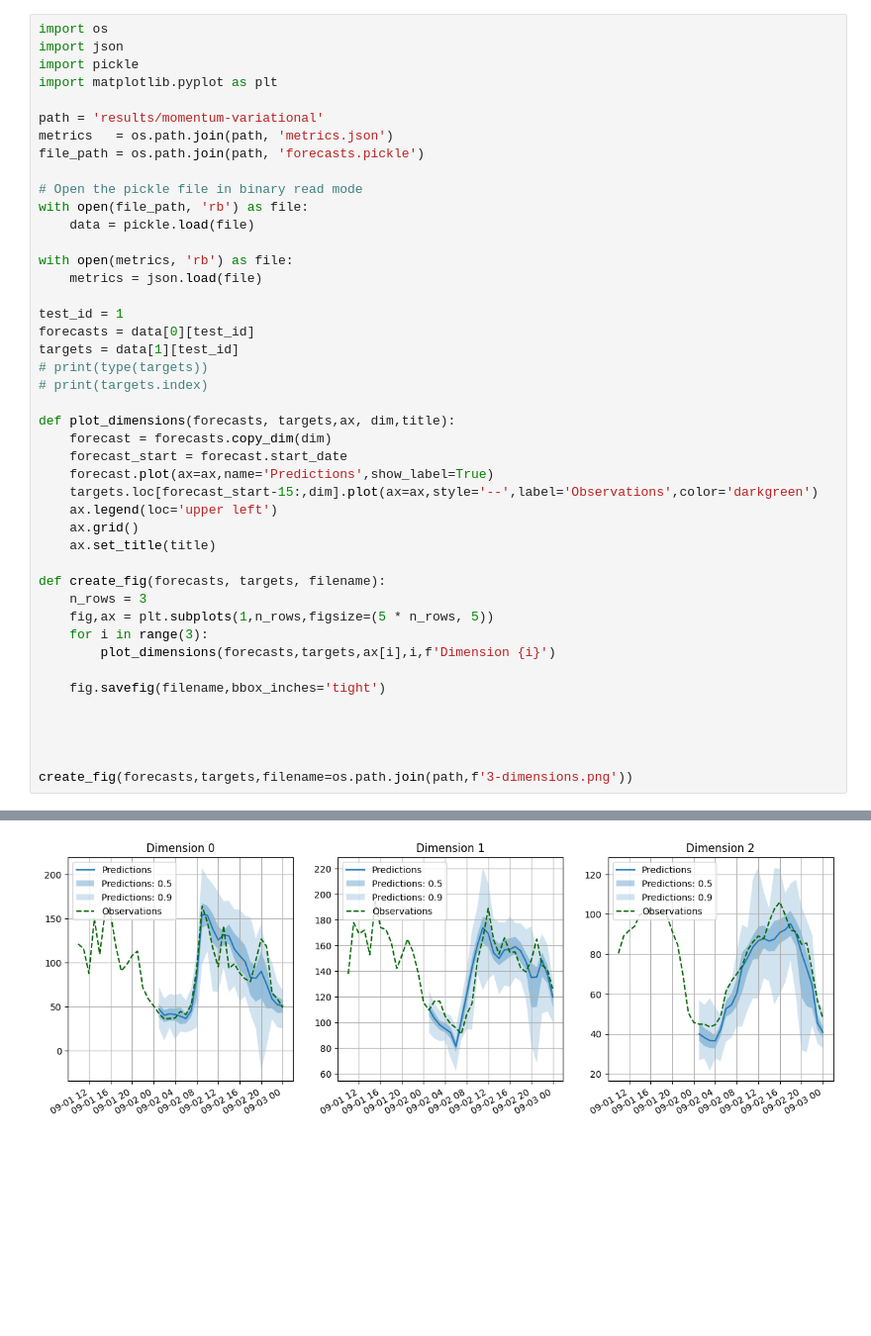
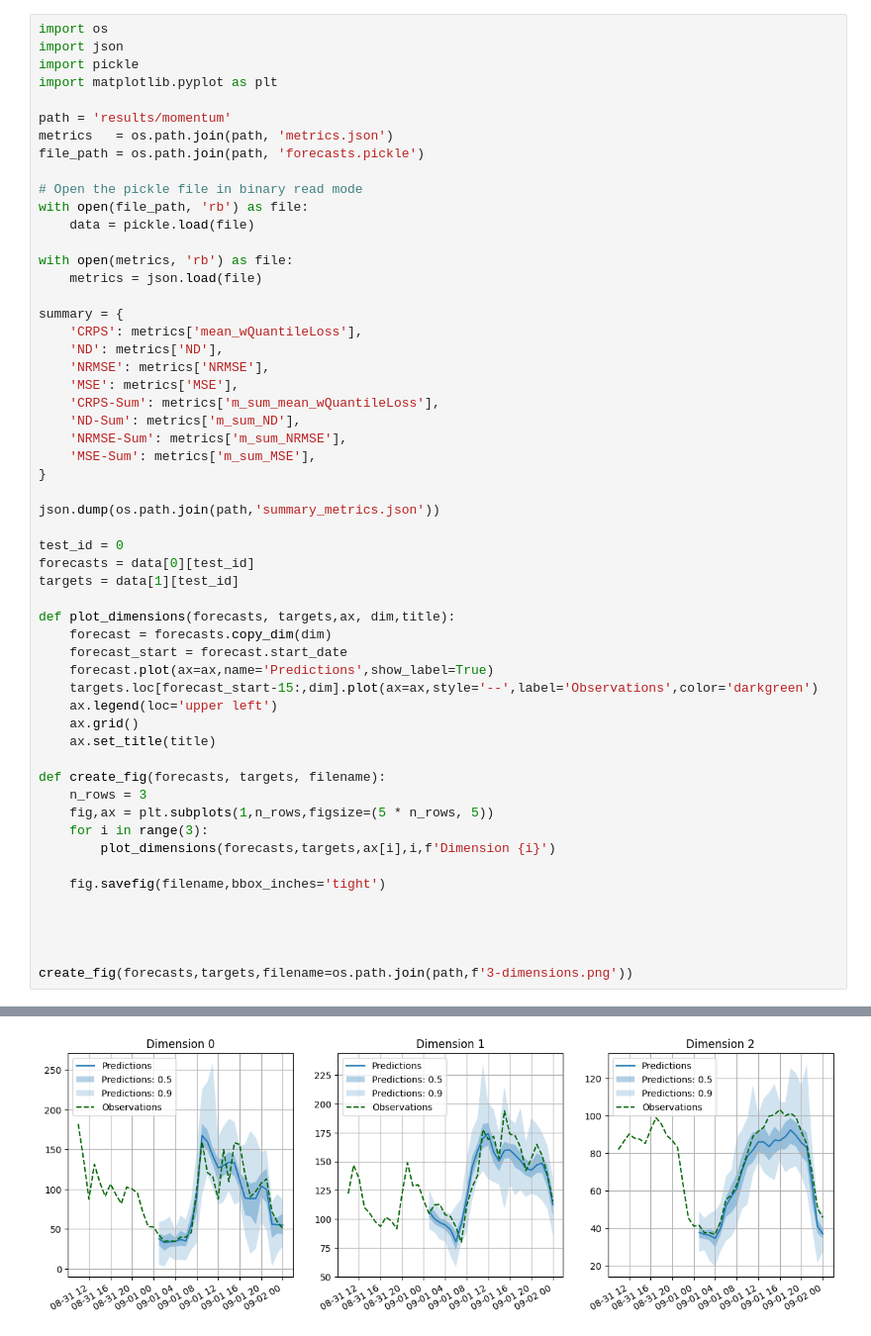
Before and after one commit to KevinRojas1499/variational-sb, a Jupyter notebook: time_series.ipynb, the cells around one changed output, grey strips where cells are left out. Shown at 99% size. Cells and saved outputs as stored; diff of their text form; blank space fills up the shorter version.

```diff
--- a/time_series.ipynb
+++ b/time_series.ipynb
@@ -4,7 +4,7 @@ import json
 import pickle
 import matplotlib.pyplot as plt
 
-path = 'results/momentum-variational'
+path = 'results/momentum'
 metrics   = os.path.join(path, 'metrics.json')
 file_path = os.path.join(path, 'forecasts.pickle')
 
@@ -15,11 +15,22 @@ with open(file_path, 'rb') as file:
 with open(metrics, 'rb') as file:
     metrics = json.load(file)
 
-test_id = 1
+summary = {
+    'CRPS': metrics['mean_wQuantileLoss'],
+    'ND': metrics['ND'],
+    'NRMSE': metrics['NRMSE'],
+    'MSE': metrics['MSE'],
+    'CRPS-Sum': metrics['m_sum_mean_wQuantileLoss'],
+    'ND-Sum': metrics['m_sum_ND'],
+    'NRMSE-Sum': metrics['m_sum_NRMSE'],
+    'MSE-Sum': metrics['m_sum_MSE'],
+}
+
+json.dump(os.path.join(path,'summary_metrics.json'))
+
+test_id = 0
 forecasts = data[0][test_id]
 targets = data[1][test_id]
-# print(type(targets))
-# print(targets.index)
 
 def plot_dimensions(forecasts, targets,ax, dim,title):
     forecast = forecasts.copy_dim(dim)
@@ -46 +58 @@ create_fig(forecasts,targets,filename=os.path.join(path,f'3-dimensions.png'))
-[figure, old version]
+[figure, new version]
```
Also changed, not shown: parts of 1 cell of this notebook, 7 other files.
